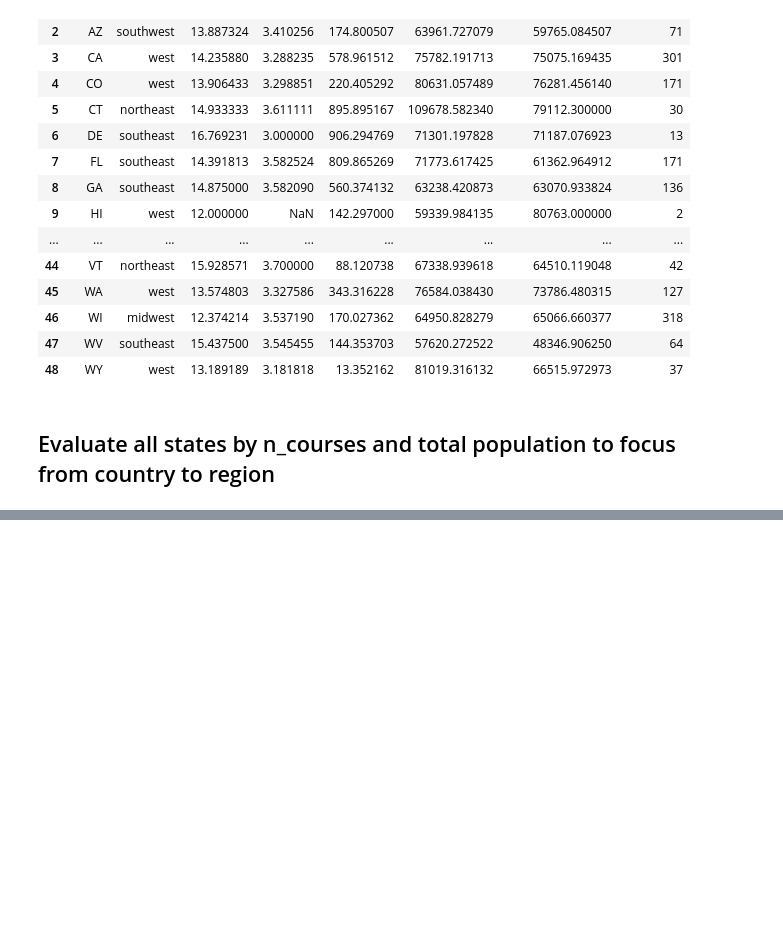
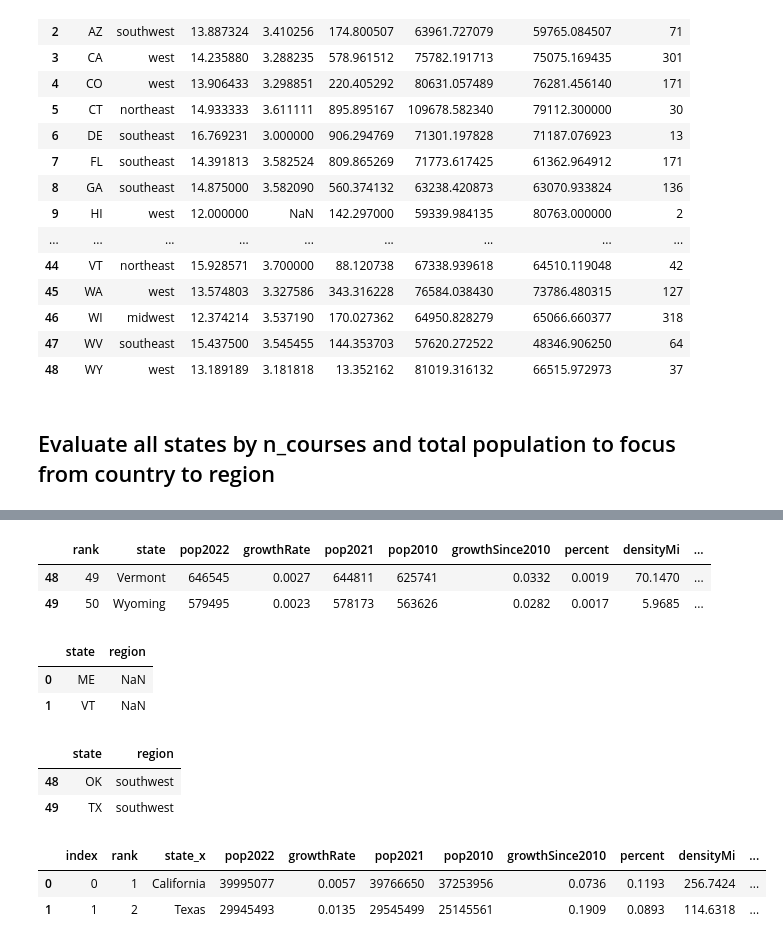
Before and after one commit to paulbrichta/Project-1, a Jupyter notebook: DataPrep/P1_data_prep_final_plus.ipynb, the cells around one changed output, grey strips where cells are left out. Saved outputs shown, nothing was run; the diff lists cells and outputs as text; code cells hidden in the pictures; blank space fills up the shorter version.

```diff
--- a/DataPrep/P1_data_prep_final_plus.ipynb
+++ b/DataPrep/P1_data_prep_final_plus.ipynb
@@ -629,0 +638,6 @@ statepopden.head()
+# %%
+statepopden2.tail(2)
+# %% [output]
+|  | rank | state | pop2022 | growthRate | pop2021 | pop2010 | growthSince2010 | percent | densityMi | ... |
+| 48 | 49 | Vermont | 646545 | 0.0027 | 644811 | 625741 | 0.0332 | 0.0019 | 70.1470 | ... |
+| 49 | 50 | Wyoming | 579495 | 0.0023 | 578173 | 563626 | 0.0282 | 0.0017 | 5.9685 | ... |
@@ -629,0 +697,45 @@ statepopden.head()
+# %%
+allstates = ['ME','VT','NH','MA','CT','RI','NY','PA','NJ','AR', 'LA', 'MS', 'AL', 'GA', 'SC', 'NC', 'VA', 'WV', 'KY', 'TN', 'FL','DE','MD','WA', 'OR', 'CA', 'NV', 'ID', 'MT', 'WY', 'UT', 'CO','AK','HI','ND','SD','NE','KS','MN','IA','MO','WI','IL','MI','OH','IN','AZ','NM','OK','TX']
+allstatesdf = pd.DataFrame(allstates, columns = ['state'])
+allstatesdf['region'] = pd.Series(dtype = str)
+allstatesdf.head(2)
+# %% [output]
+|  | state | region |
+| 0 | ME | NaN |
+| 1 | VT | NaN |
+# %%
+# create region dataframe
+
+# add region to dataframe
+northeast = ['ME','VT','NH','MA','CT','RI','NY','PA','NJ']
+southeast = ['AR', 'LA', 'MS', 'AL', 'GA', 'SC', 'NC', 'VA', 'WV', 'KY', 'TN', 'FL','DE','MD']
+west = ['WA', 'OR', 'CA', 'NV', 'ID', 'MT', 'WY', 'UT', 'CO','AK','HI']
+midwest = ['ND','SD','NE','KS','MN','IA','MO','WI','IL','MI','OH','IN']
+southwest = ['AZ','NM','OK','TX']
+
+for index, row in allstatesdf.iterrows():
+    rowstate = row['state']
+    if rowstate in northeast:
+        allstatesdf.loc[index,'region'] = 'northeast'
+    elif rowstate in southeast:
+        allstatesdf.loc[index,'region']= 'southeast'
+    elif rowstate in west:
+        allstatesdf.loc[index,'region'] = 'west'
+    elif rowstate in midwest:
+        allstatesdf.loc[index,'region'] = 'midwest'
+    elif rowstate in southwest:
+        allstatesdf.loc[index,'region'] = 'southwest'
+
+allstatesdf.tail(2)
+# %% [output]
+|  | state | region |
+| 48 | OK | southwest |
+| 49 | TX | southwest |
+# %%
+# merge statepopden with two csv files discgolf.csv draft_dgolf_region.csv
+statedemographics1 = pd.merge(statepopden2,allstatesdf, left_on = 'stateabbrev', right_on = 'state').reset_index()
+statedemographics1.head(2)
+# %% [output]
+|  | index | rank | state_x | pop2022 | growthRate | pop2021 | pop2010 | growthSince2010 | percent | densityMi | ... |
+| 0 | 0 | 1 | California | 39995077 | 0.0057 | 39766650 | 37253956 | 0.0736 | 0.1193 | 256.7424 | ... |
+| 1 | 1 | 2 | Texas | 29945493 | 0.0135 | 29545499 | 25145561 | 0.1909 | 0.0893 | 114.6318 | ... |
```
Also changed, not shown: parts of 12 cells of this notebook, 2 other files.
